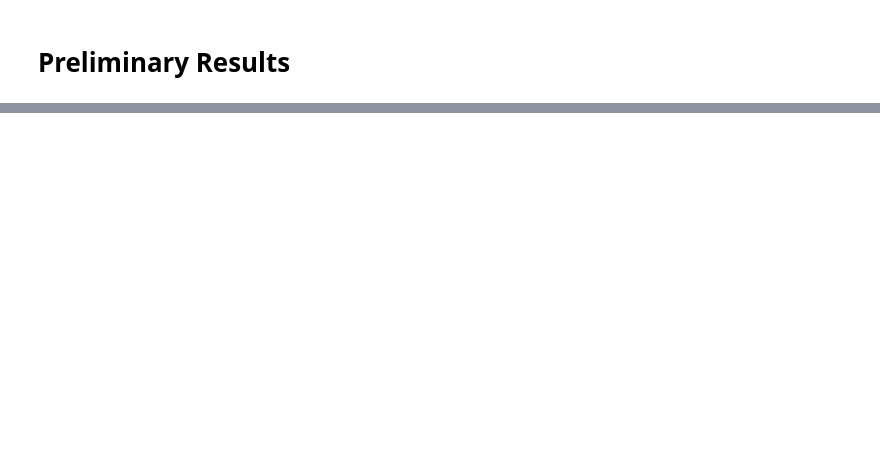
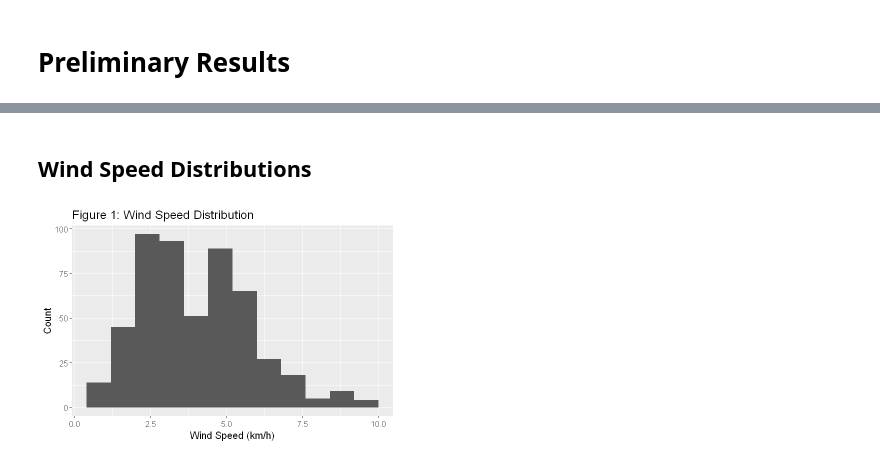
Before and after one commit to Mapleia/STAT_201_proj, a Jupyter notebook: src/Preliminary_Results.ipynb, the cells around one changed output, grey strips where cells are left out. Cells and saved outputs as stored; diff of their text form; code cells hidden in the pictures; blank space fills up the shorter version.

```diff
--- a/src/Preliminary_Results.ipynb
+++ b/src/Preliminary_Results.ipynb
@@ -54,3 +58,17 @@ A tibble: 6 × 2
 | 4.0 | 0 |
 | 1.8 | 0 |
 | 5.4 | 0 |
+# %% [markdown]
+## Wind Speed Distributions
+# %%
+options(repr.plot.width = 6, repr.plot.height = 4)
+wind_speed_plot <- forest_fires_data %>%
+    ggplot(aes(x = wind))+
+    geom_histogram(binwidth = 0.8) +
+    labs(x="Wind Speed (km/h)", y="Count")+
+    ggtitle("Figure 1: Wind Speed Distribution") +
+    scale_fill_discrete(name = "Month of Fires")+
+    theme(text = element_text(size = 12))
+wind_speed_plot
+# %% [output]
+[figure, new version]
```
Also changed, not shown: parts of 21 cells of this notebook.
